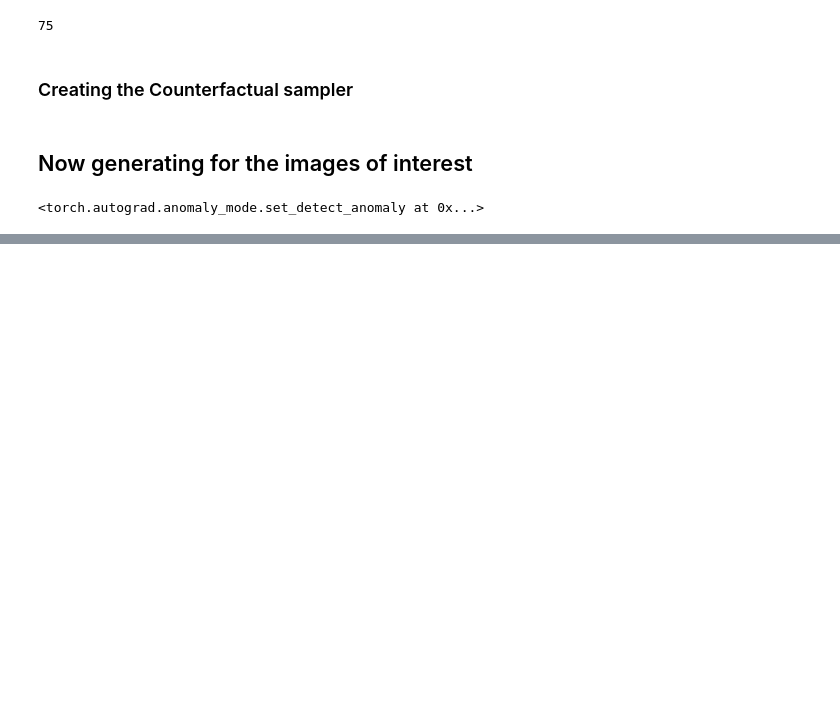
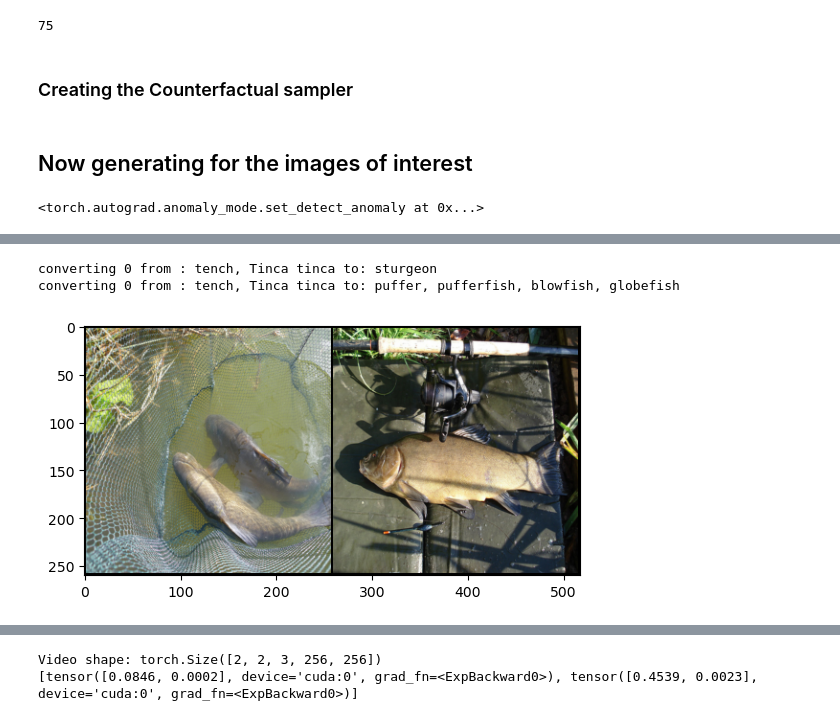
Before and after one commit to kifarid/LDVCE, a Jupyter notebook: cdiff_minimal_mask.ipynb, the cells around one changed output, grey strips where cells are left out. Drawn from its saved outputs; the diff is of its cells as text; code cells hidden in the pictures; blank space fills up the shorter version.

Commit message:
Enabled batching

```diff
--- a/cdiff_minimal_mask.ipynb
+++ b/cdiff_minimal_mask.ipynb
@@ -1098,8 +1192,12 @@ View run at https://wandb.ai/kifarid/cdiff/runs/9aw8wab4
+# %%
+bs = 2
 # %%
-my_table = wandb.Table(columns = ["image", "source", "target", *[f"gen_image_{i}" for i in range(n_samples_per_class)], "class_prediction", "closness_1", "closness_2", "video"])
+#my_table = wandb.Table(columns = ["image", "source", "target", *[f"gen_image_{i}" for i in range(bs)],  *[f"class_prediction_{i}" for i in range(bs)], "closness_1", "closness_2", "video"])
+
+my_table = wandb.Table(columns = ["image", "source", "target", "gen_image",  "class_pred", "closness_1", "closness_2", "video"])
 # %%
 import yaml
-strength = 0.3#0.28#48#46#"strength for noising/unnoising. 1.0 corresponds to full destruction of information in init image"
+strength = 0.01#0.28#48#46#"strength for noising/unnoising. 1.0 corresponds to full destruction of information in init image"
 ddim_steps = 250
 sampler = CCDDIMSampler(model, classifier_model)
 sampler.make_schedule(ddim_num_steps=ddim_steps, ddim_eta=ddim_eta, verbose=False)
@@ -1114,9 +1212,9 @@ sampler.enforce_same_norms = True
 sampler.guidance = "projected"
 sampler.classifier_lambda = 3 #.2 #1.8 #2 final #1.5 #2.5 # 5.5 best
 sampler.dist_lambda = 1 # 0.15
-sampler.masked_guidance = True
-sampler.seg_model = model_seg
-sampler.detect_model = groundingdino_model
+sampler.masked_guidance = False
+#sampler.seg_model = model_seg
+#sampler.detect_model = groundingdino_model
 sampler.backprop_diffusion = False
 sampler.mask = None
 
@@ -1135,3 +1233,5 @@ transform = transforms.Compose(transform_list)
 dataset = datasets.ImageFolder(data_path,  transform=transform)
 with open('data/synset_closest_idx.yaml', 'r') as file:
     synset_closest_idx = yaml.safe_load(file)
+# %%
+data_loader = torch.utils.data.DataLoader(dataset, batch_size=bs, shuffle=False, num_workers=1)
@@ -1137,0 +1240,62 @@ with open('data/synset_closest_idx.yaml', 'r') as file:
+# %%
+for i, batch in enumerate(data_loader):
+        images, labels = batch
+        images = images.squeeze().to(device)
+        labels = labels.squeeze().to(device)
+
+        tgt_classes = torch.tensor([random.choice(synset_closest_idx[label.item()]) for label in labels]).to(device)
+        for j, label in enumerate(labels):
+                print(f"converting {i} from : {i2h[labels[j].item()]} to: {i2h[tgt_classes[j].item()]}")
+
+
+        #plot images in batch side by side
+        plt.imshow(torchvision.utils.make_grid(images, nrow=bs).permute(1,2,0).cpu().numpy())
+        plt.show()
+
+        init_images = images.clone()
+        sampler.init_images = init_images
+        sampler.init_labels = labels
+        init_latent = model.get_first_stage_encoding(model.encode_first_stage(_unmap_img(init_images))) # move to latent space
+        print(f"init latent shape: {init_latent.shape}")
+        print(f"init images shape: {init_images.shape}")
+        #(model, sampler, classes, ddim_steps, scale, init_image=None, t_enc=None, init_latent=None, ccdddim = False, latent_t_0 = True)
+        out =generate_samples_new(model, sampler, tgt_classes, ddim_steps, scale, init_latent=init_latent, t_enc=t_enc, init_image=init_images, ccdddim=True, latent_t_0=False)
+
+        all_samples = out["samples"]
+        all_videos = out["videos"]
+        all_probs = out["probs"]
+
+        # Loop through your data and update the table incrementally
+        for i in range(bs):
+                # Generate data for the current row
+                src_image = sampler.init_images[i] #all_samples[i][0]
+                src_image = wandb.Image(src_image)
+                #my_table.update_column("image", [wandb.Image(src_image)], row_idx=i)
+                gen_image = all_samples[0][i]
+                # gen_images = []
+                # for j in range(n_samples_per_class):
+                #         gen_image = all_samples[i][j+1]
+                #         gen_images.append(wandb.Image(gen_image))
+                #         #my_table.update_column(f"gen_image_{j}", [wandb.Image(gen_image)], row_idx=i)
+
+                class_predictions = all_probs[0][i]
+                source = i2h[labels[i].item()] #
+                target = i2h[tgt_classes[i].item()]
+
+                #diff = 255.*(sampler.init_images[i]-all_samples[0][i]).permute(0, 2, 3, 1).detach().cpu().numpy()
+                diff = 255.*(sampler.init_images[i]-all_samples[0][i]).permute(1, 2, 0).detach().cpu().numpy()
+                closeness_2 = int(np.linalg.norm(diff.astype(np.uint8), axis=-1).mean())
+                closeness_1 = int(np.abs(diff).sum(axis=-1).mean())
+
+                video = wandb.Video((255.*all_videos[0][i]).detach().cpu().to(torch.uint8), fps=1, format="gif")
+
+                #["image", "source", "target", "gen_image",  "class_pred", "closness_1", "closness_2", "video"]
+                my_table.add_data(src_image, source, target, gen_image, class_predictions, closeness_1, closeness_2, video)
+
+                run.log({"dvce_video": my_table})
+
+run.log({"dvce_video_complete": my_table})
+# %% [output]
+converting 0 from : tench, Tinca tinca to: sturgeon
+converting 0 from : tench, Tinca tinca to: puffer, pufferfish, blowfish, globefish
+[figure, added]
@@ -1137,0 +1312,2 @@ with open('data/synset_closest_idx.yaml', 'r') as file:
+Video shape: torch.Size([2, 2, 3, 256, 256])
+[tensor([0.0846, 0.0002], device='cuda:0', grad_fn=<ExpBackward0>), tensor([0.4539, 0.0023], device='cuda:0', grad_fn=<ExpBackward0>)]
```
Also changed, not shown: parts of 28 cells of this notebook, 5 other files.
